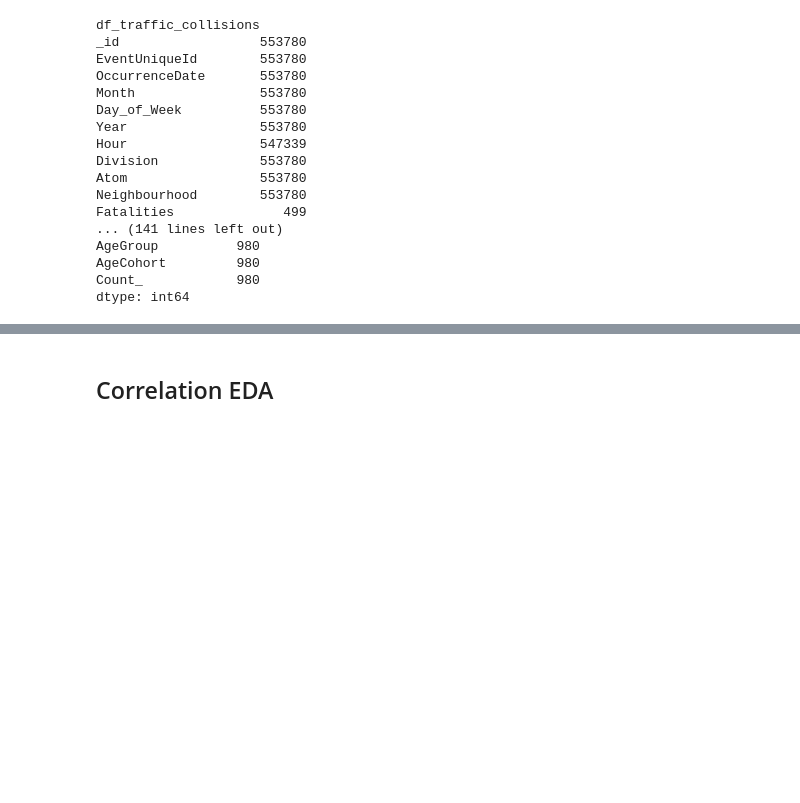
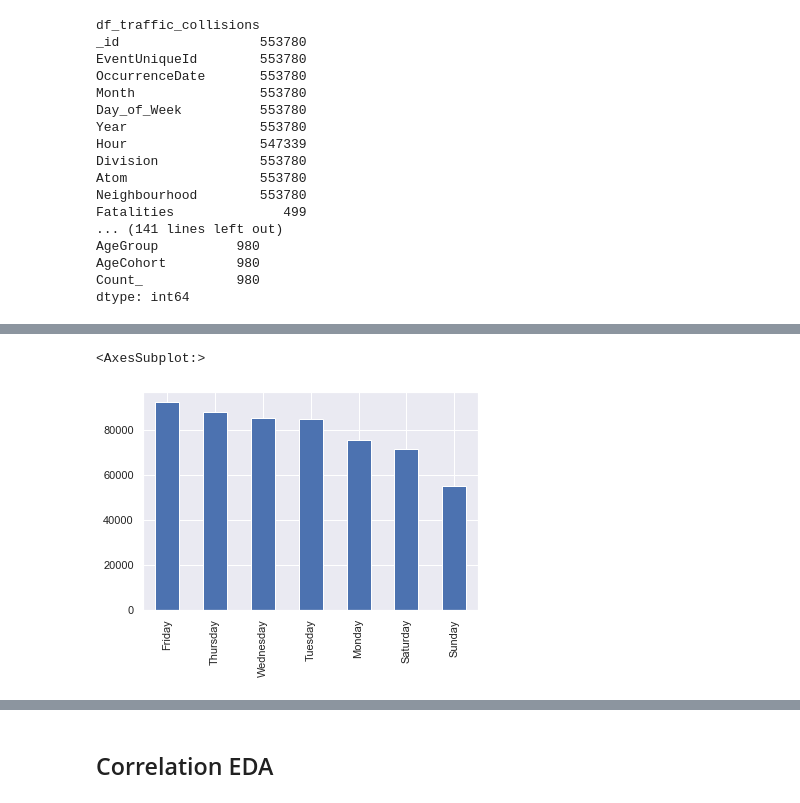
Before and after one commit to vhr1975/datasciw210, a Jupyter notebook: EDA/victor_ramirez_Toronto_EDA_Tensorflow.ipynb, the cells around one changed output, grey strips where cells are left out. Saved outputs shown, nothing was run; the diff lists cells and outputs as text; code cells hidden in the pictures; blank space fills up the shorter version.

```diff
--- a/EDA/victor_ramirez_Toronto_EDA_Tensorflow.ipynb
+++ b/EDA/victor_ramirez_Toronto_EDA_Tensorflow.ipynb
@@ -428,0 +382,6 @@ shuffled indices: [370755  18943 243696 ... 117952 435829 305711]
+# %%
+crashes_by_day = df_traffic_collisions['Day_of_Week'].value_counts()
+crashes_by_day.plot(kind='bar')
+# %% [output]
+<AxesSubplot:>
+[figure, added]
```
Also changed, not shown: parts of 44 cells of this notebook.
